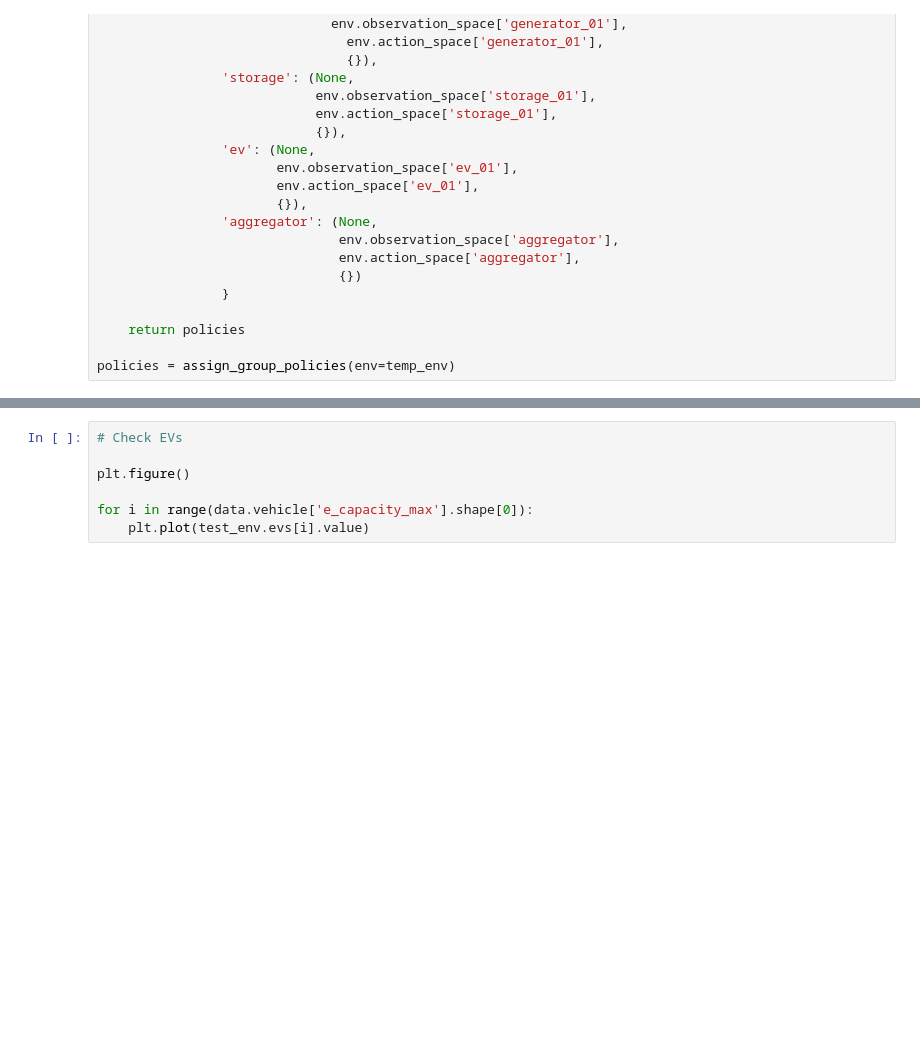
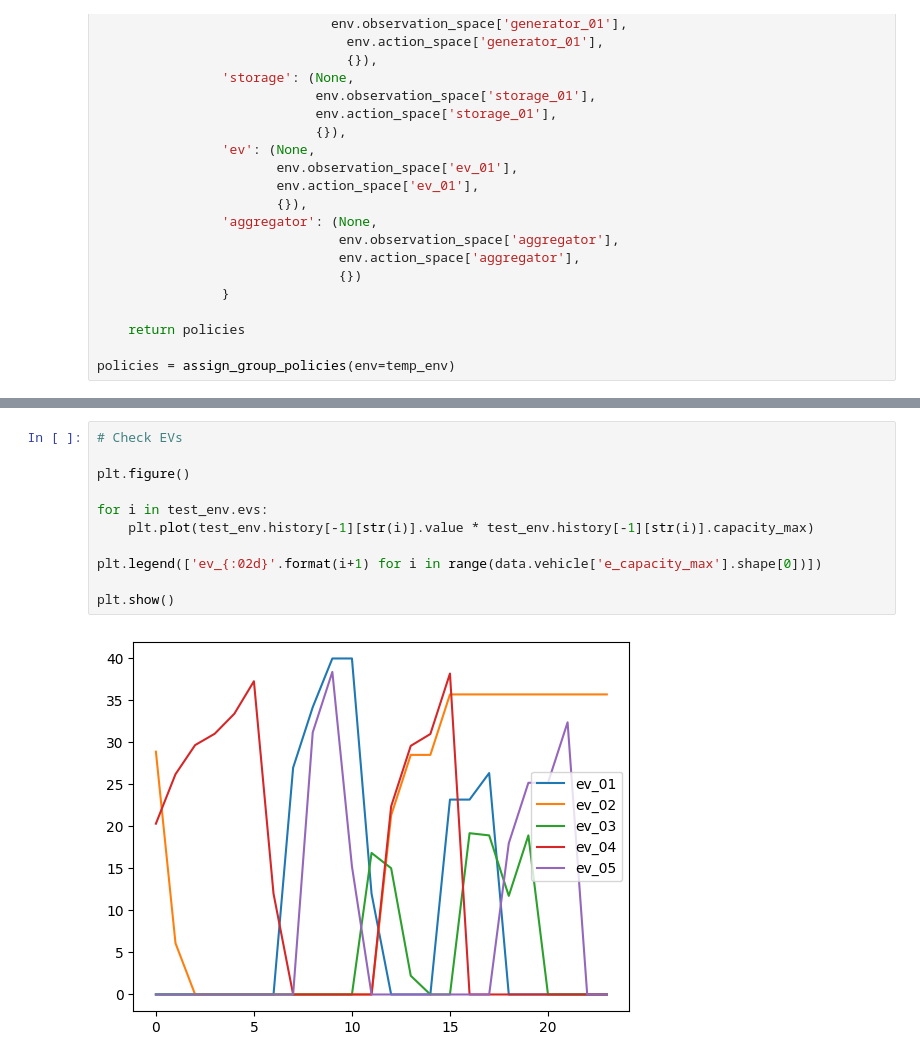
Before and after one commit to ECGomes/pyecom, a Jupyter notebook: notebooks/scenarios/sequential_testing/sequential_rl_v0.ipynb, the cells around one changed output, grey strips where cells are left out. Cells and saved outputs as stored; diff of their text form; blank space fills up the shorter version.

```diff
--- a/notebooks/scenarios/sequential_testing/sequential_rl_v0.ipynb
+++ b/notebooks/scenarios/sequential_testing/sequential_rl_v0.ipynb
@@ -284,7 +357,13 @@ plt.plot(test_env.aggregator.exports)
 # %%
 # Check EVs
 
 plt.figure()
 
-for i in range(data.vehicle['e_capacity_max'].shape[0]):
-    plt.plot(test_env.evs[i].value)
+for i in test_env.evs:
+    plt.plot(test_env.history[-1][str(i)].value * test_env.history[-1][str(i)].capacity_max)
+
+plt.legend(['ev_{:02d}'.format(i+1) for i in range(data.vehicle['e_capacity_max'].shape[0])])
+
+plt.show()
+# %% [output]
+[figure, added]
```
Also changed, not shown: parts of 9 cells of this notebook, 1 other file.
